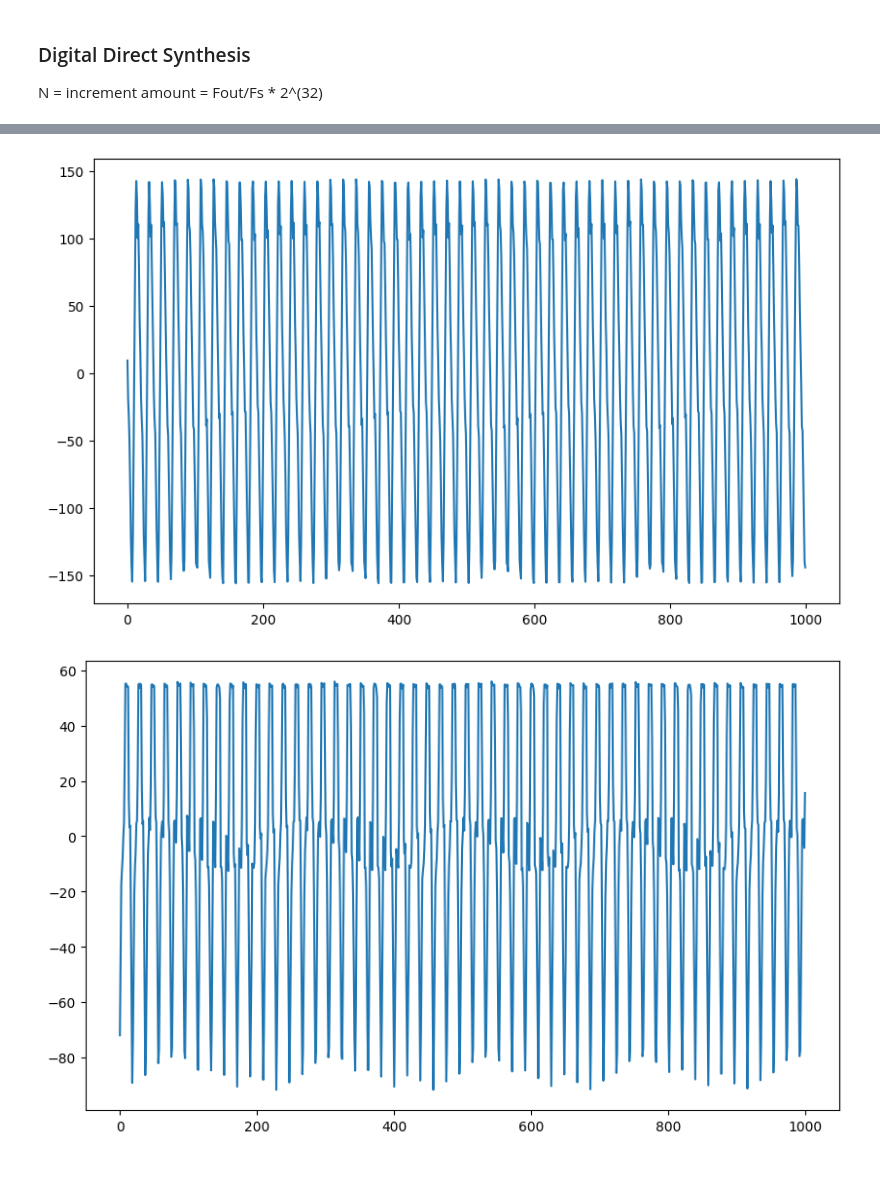
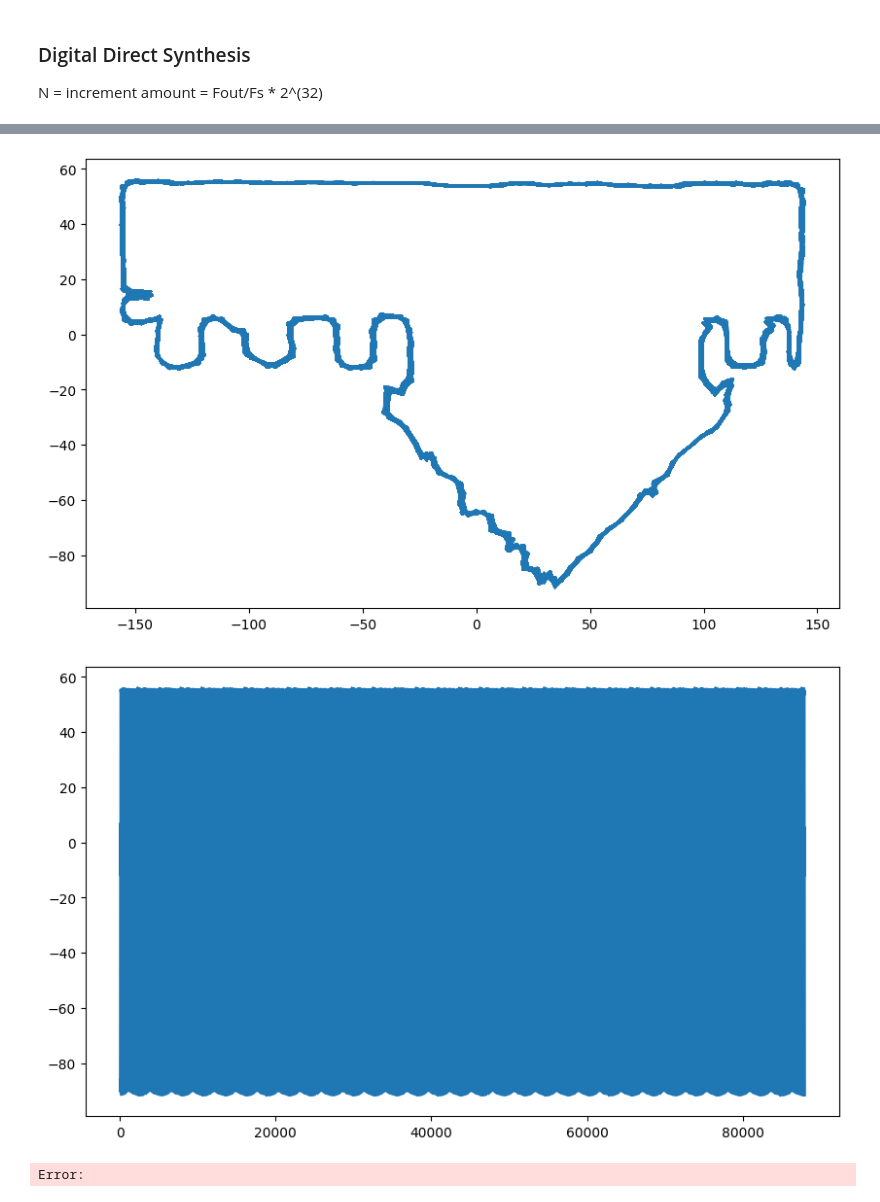
Before and after one commit to Vidhula-P/Sensory-Substitution-Device, a Jupyter notebook: project_Cicci/FS with sonification.ipynb, the cells around one changed output, grey strips where cells are left out. Drawn from its saved outputs; the diff is of its cells as text; code cells hidden in the pictures; blank space fills up the shorter version.

Commit message:
redraw the figure.

```diff
--- a/project_Cicci/FS with sonification.ipynb
+++ b/project_Cicci/FS with sonification.ipynb
@@ -156,43 +156,45 @@ plt.show()
 ### Digital Direct Synthesis
 N = increment amount = Fout/Fs * 2^(32)
 # %%
-sampling_freq = 5000
+sampling_freq = 44000
 phase = np.linspace(0, 2*np.pi, 256)
 sin_LUT = np.sin(np.linspace(0, 2*np.pi, 256))
 phase_increment = 262 * (2**32) / sampling_freq * np.arange(1, 101, 1)
 phase_sin = np.zeros(100)
 phase_cos = np.zeros(100) + (2**32 / 4.)
 
-wave_x = np.zeros(1000)
-wave_y = np.zeros(1000)
+wave_x = np.zeros(88000)
+wave_y = np.zeros(88000)
 tone_x = []
 tone_y = []
-for i in range(1000):
+for i in range(88000):
 
     phase_sin += phase_increment
     phase_sin = phase_sin % (2**32 - 1)
 
     phase_cos += phase_increment
     phase_cos = phase_cos % (2**32 - 1)
     magnitude_sin = np.array([sin_LUT[int(j / (2**24))] for j in phase_sin]) # right shift 24 bit since using 8-bit sin table but 32-bit accumulator
     magnitude_cos = np.array([sin_LUT[int(j / (2**24))] for j in phase_cos])
 
     wave_x[i] = np.sum(bn * magnitude_sin + an * magnitude_cos)
     wave_y[i] = np.sum(dn * magnitude_sin + cn * magnitude_cos)
     tone_x.extend([np.sum(bn * magnitude_sin + an * magnitude_cos)])
     tone_y.extend([np.sum(dn * magnitude_sin + cn * magnitude_cos)])
 plt.figure(figsize=(10, 6))
-plt.plot(tone_x, label='Wave X')
+plt.plot(tone_x, tone_y)
 
-plt.figure(figsize=(10, 6))
-plt.plot(tone_y, label='Wave X')
+# plt.figure(figsize=(10, 6))
+# plt.plot(tone_y, label='Wave X')
 
-Audio(wave_x, rate=sampling_freq)
+Audio([tone_x, tone_y], rate=sampling_freq)
 
-# tone_y_stereo=np.vstack((tone_x, tone_y))
+# tone_y_stereo=np.stack((tone_x, tone_y))
 # tone_y_stereo=tone_y_stereo.transpose()
+# sd.play(tone_y_stereo, samplerate=sample_rate)
 # write('Audio.wav', sampling_freq, tone_y_stereo)
 # %% [output]
 [interactive output not drawn]
-[figure, old version]
+[figure, new version]
-[figure, old version]
+[figure, new version]
+Error:
```
Also changed, not shown: 1 other file.
